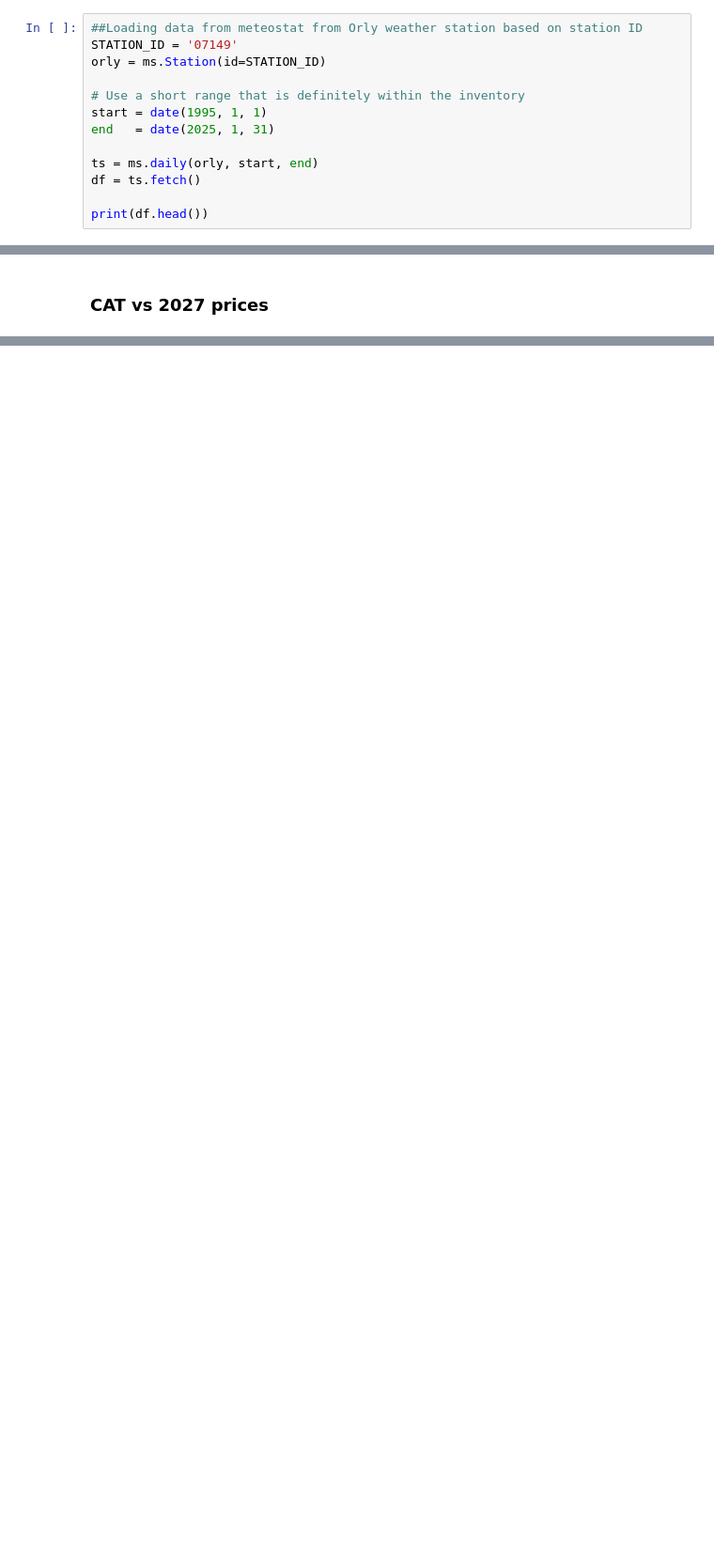
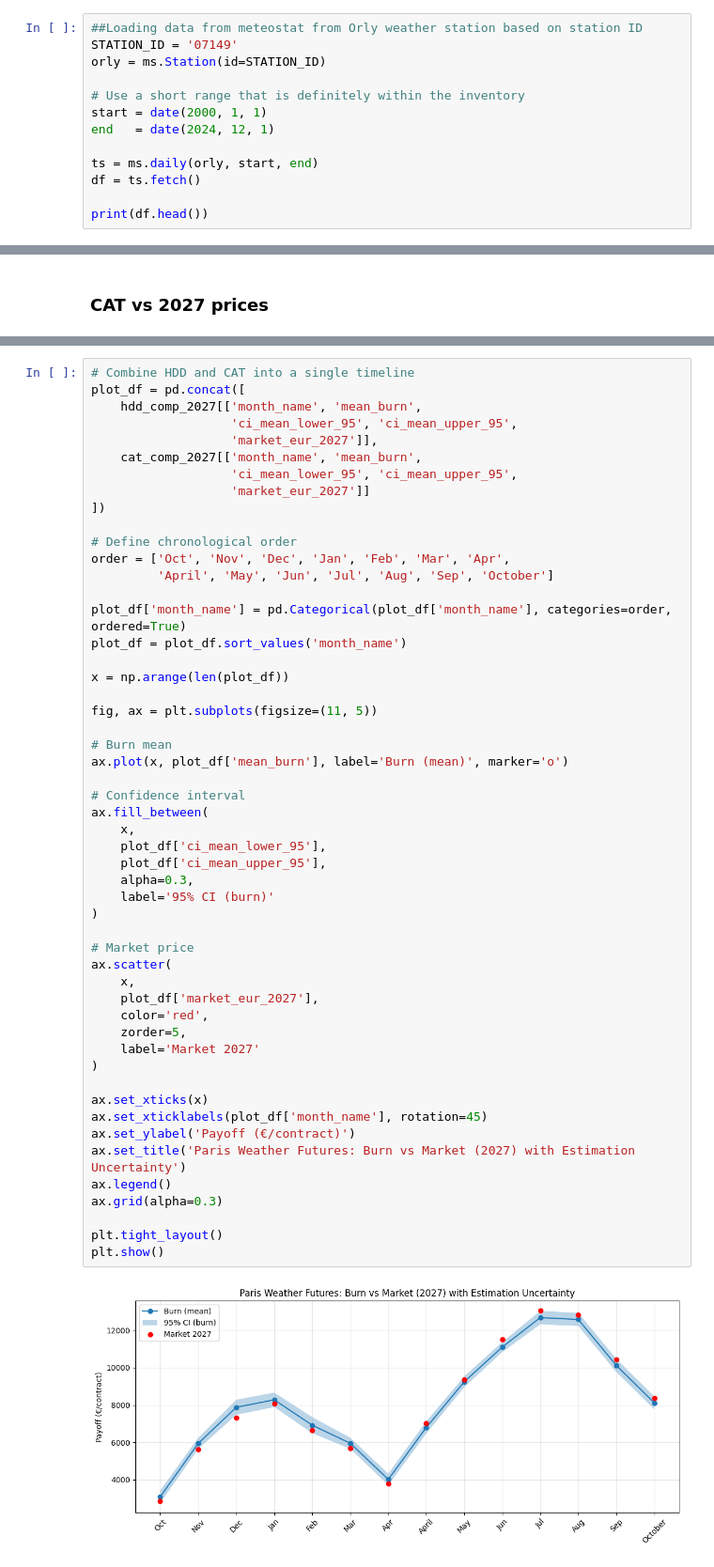
Before and after one commit to MarieLouiseLysholt/Masters_2026, a Jupyter notebook: HBA/Paris.ipynb, the cells around one changed output, grey strips where cells are left out. Shown at 94% size. Drawn from its saved outputs; the diff is of its cells as text; blank space fills up the shorter version.

```diff
--- a/HBA/Paris.ipynb
+++ b/HBA/Paris.ipynb
@@ -28,8 +34,8 @@ STATION_ID = '07149'
 orly = ms.Station(id=STATION_ID)
 
 # Use a short range that is definitely within the inventory
-start = date(1995, 1, 1)
-end   = date(2025, 1, 31)
+start = date(2000, 1, 1)
+end   = date(2024, 12, 1)
 
 ts = ms.daily(orly, start, end)
 df = ts.fetch()
@@ -390,0 +512,54 @@ month
+# %%
+# Combine HDD and CAT into a single timeline
+plot_df = pd.concat([
+    hdd_comp_2027[['month_name', 'mean_burn',
+                   'ci_mean_lower_95', 'ci_mean_upper_95',
+                   'market_eur_2027']],
+    cat_comp_2027[['month_name', 'mean_burn',
+                   'ci_mean_lower_95', 'ci_mean_upper_95',
+                   'market_eur_2027']]
+])
+
+# Define chronological order
+order = ['Oct', 'Nov', 'Dec', 'Jan', 'Feb', 'Mar', 'Apr',
+         'April', 'May', 'Jun', 'Jul', 'Aug', 'Sep', 'October']
+
+plot_df['month_name'] = pd.Categorical(plot_df['month_name'], categories=order, ordered=True)
+plot_df = plot_df.sort_values('month_name')
+
+x = np.arange(len(plot_df))
+
+fig, ax = plt.subplots(figsize=(11, 5))
+
+# Burn mean
+ax.plot(x, plot_df['mean_burn'], label='Burn (mean)', marker='o')
+
+# Confidence interval
+ax.fill_between(
+    x,
+    plot_df['ci_mean_lower_95'],
+    plot_df['ci_mean_upper_95'],
+    alpha=0.3,
+    label='95% CI (burn)'
+)
+
+# Market price
+ax.scatter(
+    x,
+    plot_df['market_eur_2027'],
+    color='red',
+    zorder=5,
+    label='Market 2027'
+)
+
+ax.set_xticks(x)
+ax.set_xticklabels(plot_df['month_name'], rotation=45)
+ax.set_ylabel('Payoff (€/contract)')
+ax.set_title('Paris Weather Futures: Burn vs Market (2027) with Estimation Uncertainty')
+ax.legend()
+ax.grid(alpha=0.3)
+
+plt.tight_layout()
+plt.show()
+# %% [output]
+[figure, added]
```
Also changed, not shown: parts of 13 cells of this notebook, 8 other files.
